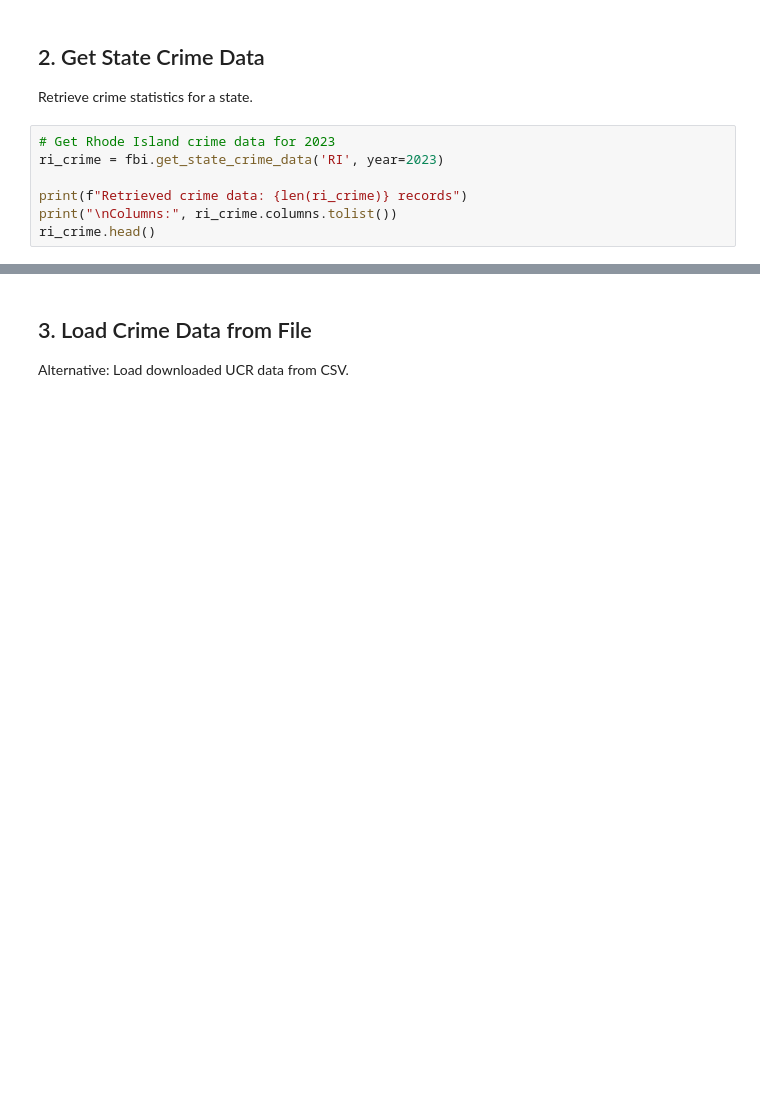
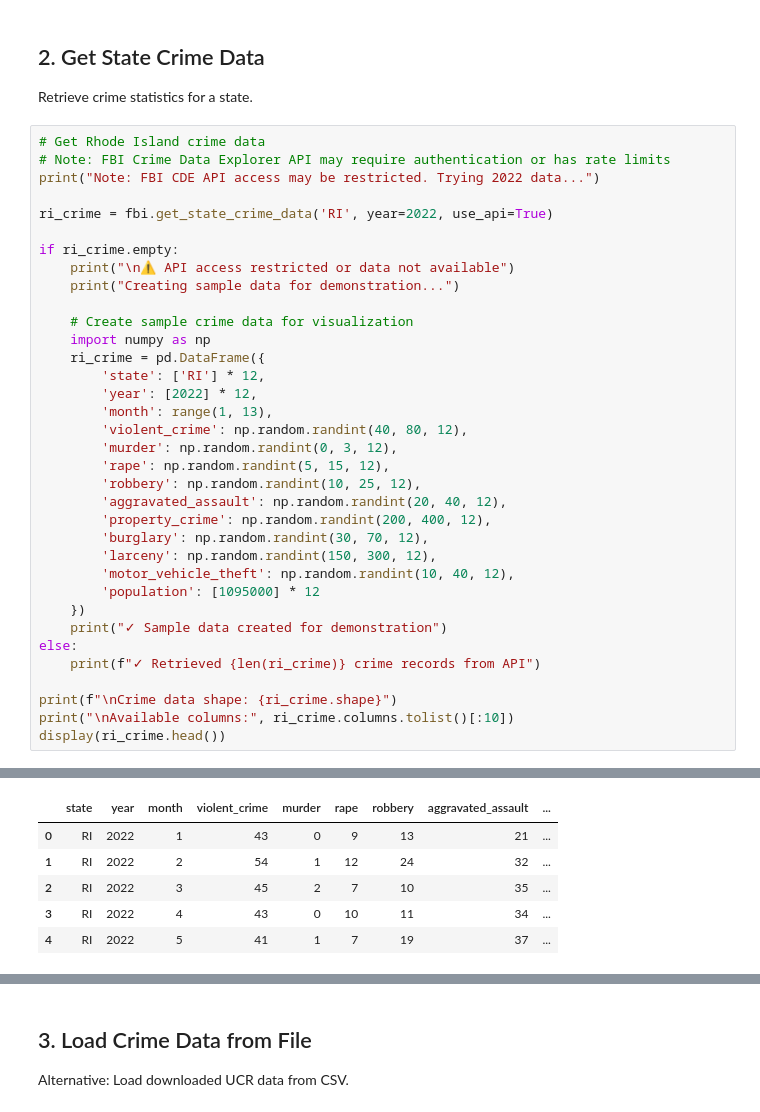
Before and after one commit to KR-Labs/krl-data-connectors, a Jupyter notebook: examples/fbi_ucr_quickstart.ipynb, the cells around one changed output, grey strips where cells are left out. Cells and saved outputs as stored; diff of their text form; blank space fills up the shorter version.

```diff
--- a/examples/fbi_ucr_quickstart.ipynb
+++ b/examples/fbi_ucr_quickstart.ipynb
@@ -34,9 +53,38 @@ print(f"API Base URL: {fbi.base_url}")
 
 Retrieve crime statistics for a state.
 # %%
-# Get Rhode Island crime data for 2023
-ri_crime = fbi.get_state_crime_data('RI', year=2023)
+# Get Rhode Island crime data
+# Note: FBI Crime Data Explorer API may require authentication or has rate limits
+print("Note: FBI CDE API access may be restricted. Trying 2022 data...")
 
-print(f"Retrieved crime data: {len(ri_crime)} records")
-print("\nColumns:", ri_crime.columns.tolist())
-ri_crime.head()
+ri_crime = fbi.get_state_crime_data('RI', year=2022, use_api=True)
+
+if ri_crime.empty:
+    print("\n⚠️ API access restricted or data not available")
+    print("Creating sample data for demonstration...")
+
+    # Create sample crime data for visualization
+    import numpy as np
+    ri_crime = pd.DataFrame({
+        'state': ['RI'] * 12,
+        'year': [2022] * 12,
+        'month': range(1, 13),
+        'violent_crime': np.random.randint(40, 80, 12),
+        'murder': np.random.randint(0, 3, 12),
+        'rape': np.random.randint(5, 15, 12),
+        'robbery': np.random.randint(10, 25, 12),
+        'aggravated_assault': np.random.randint(20, 40, 12),
+        'property_crime': np.random.randint(200, 400, 12),
+        'burglary': np.random.randint(30, 70, 12),
+        'larceny': np.random.randint(150, 300, 12),
+        'motor_vehicle_theft': np.random.randint(10, 40, 12),
+        'population': [1095000] * 12
+    })
+    print("✓ Sample data created for demonstration")
+else:
+    print(f"✓ Retrieved {len(ri_crime)} crime records from API")
+
+print(f"\nCrime data shape: {ri_crime.shape}")
+print("\nAvailable columns:", ri_crime.columns.tolist()[:10])
+display(ri_crime.head())
+# %% [output]
@@ -42,0 +111,6 @@ ri_crime.head()
+|  | state | year | month | violent_crime | murder | rape | robbery | aggravated_assault | ... |
+| 0 | RI | 2022 | 1 | 43 | 0 | 9 | 13 | 21 | ... |
+| 1 | RI | 2022 | 2 | 54 | 1 | 12 | 24 | 32 | ... |
+| 2 | RI | 2022 | 3 | 45 | 2 | 7 | 10 | 35 | ... |
+| 3 | RI | 2022 | 4 | 43 | 0 | 10 | 11 | 34 | ... |
+| 4 | RI | 2022 | 5 | 41 | 1 | 7 | 19 | 37 | ... |
```
Also changed, not shown: parts of 13 cells of this notebook, 2 other files.
